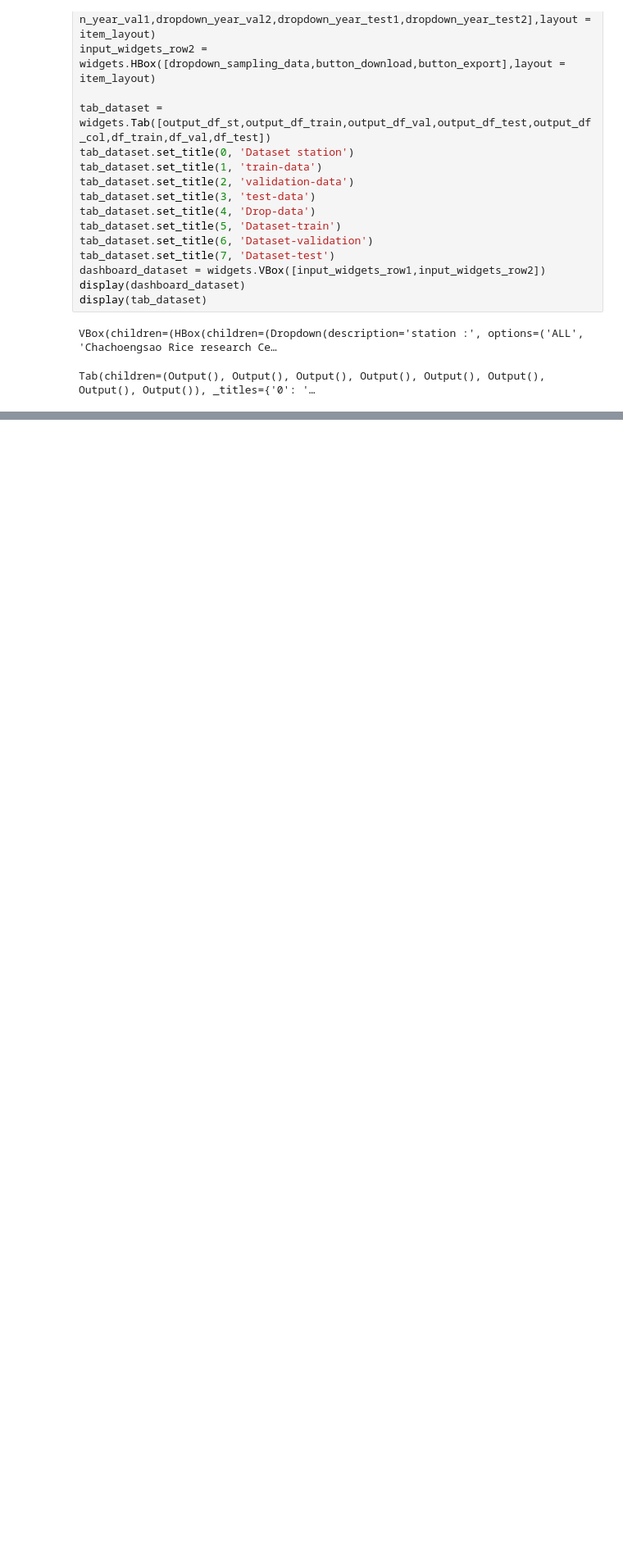
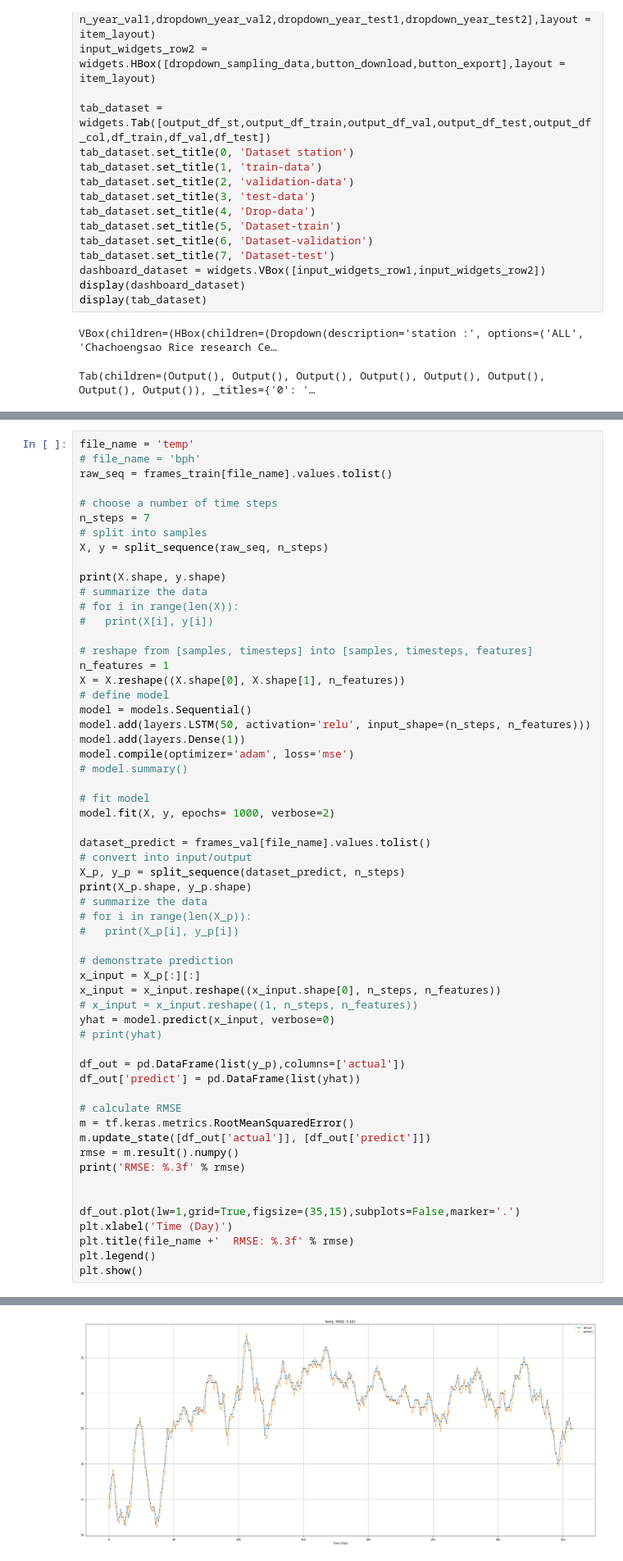
Before and after one commit to D6200763-SUT/SUT_Rice_Project_2021, a Jupyter notebook: Ex5_Univariate_LSTM_model_Time-series.ipynb, the cells around one changed output, grey strips where cells are left out. Shown at 82% size. Saved outputs shown, nothing was run; the diff lists cells and outputs as text; blank space fills up the shorter version.

```diff
--- a/Ex5_Univariate_LSTM_model_Time-series.ipynb
+++ b/Ex5_Univariate_LSTM_model_Time-series.ipynb
@@ -565,0 +332,59 @@ plt.show()
+# %%
+file_name = 'temp'
+# file_name = 'bph'
+raw_seq = frames_train[file_name].values.tolist()
+
+# choose a number of time steps
+n_steps = 7
+# split into samples
+X, y = split_sequence(raw_seq, n_steps)
+
+print(X.shape, y.shape)
+# summarize the data
+# for i in range(len(X)):
+# 	print(X[i], y[i])
+
+# reshape from [samples, timesteps] into [samples, timesteps, features]
+n_features = 1
+X = X.reshape((X.shape[0], X.shape[1], n_features))
+# define model
+model = models.Sequential()
+model.add(layers.LSTM(50, activation='relu', input_shape=(n_steps, n_features)))
+model.add(layers.Dense(1))
+model.compile(optimizer='adam', loss='mse')
+# model.summary()
+
+# fit model
+model.fit(X, y, epochs= 1000, verbose=2)
+
+dataset_predict = frames_val[file_name].values.tolist()
+# convert into input/output
+X_p, y_p = split_sequence(dataset_predict, n_steps)
+print(X_p.shape, y_p.shape)
+# summarize the data
+# for i in range(len(X_p)):
+# 	print(X_p[i], y_p[i])
+
+# demonstrate prediction
+x_input = X_p[:][:]
+x_input = x_input.reshape((x_input.shape[0], n_steps, n_features))
+# x_input = x_input.reshape((1, n_steps, n_features))
+yhat = model.predict(x_input, verbose=0)
+# print(yhat)
+
+df_out = pd.DataFrame(list(y_p),columns=['actual'])
+df_out['predict'] = pd.DataFrame(list(yhat))
+
+# calculate RMSE
+m = tf.keras.metrics.RootMeanSquaredError()
+m.update_state([df_out['actual']], [df_out['predict']])
+rmse = m.result().numpy()
+print('RMSE: %.3f' % rmse)
+
+
+df_out.plot(lw=1,grid=True,figsize=(35,15),subplots=False,marker='.')
+plt.xlabel('Time (Day)')
+plt.title(file_name +'  RMSE: %.3f' % rmse)
+plt.legend()
+plt.show()
+# %% [output]
@@ -565,0 +408 @@ plt.show()
+[figure, added]
```
Also changed, not shown: parts of 7 cells of this notebook, 4 other files.
